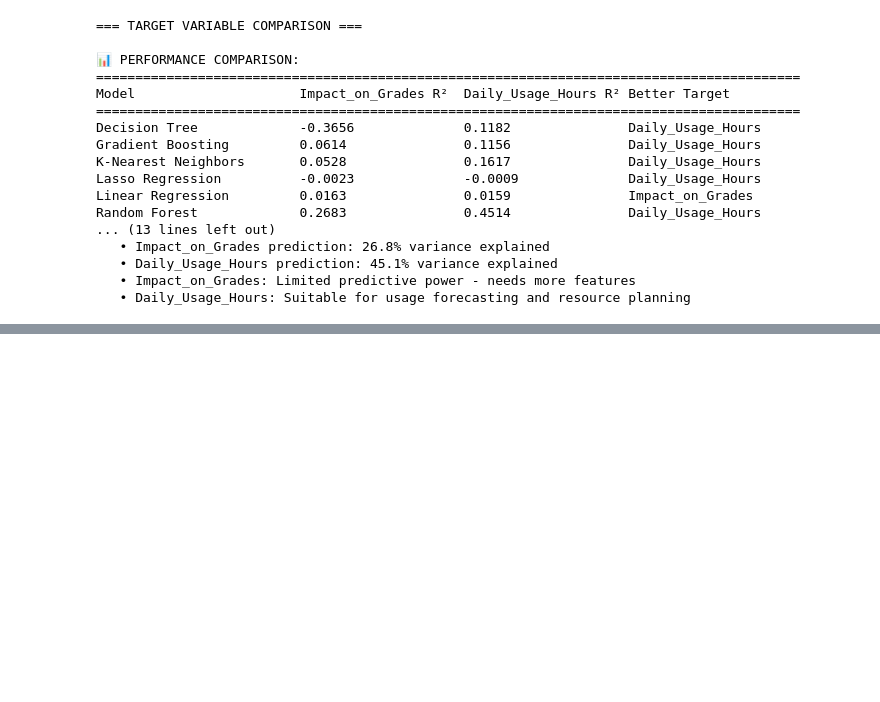
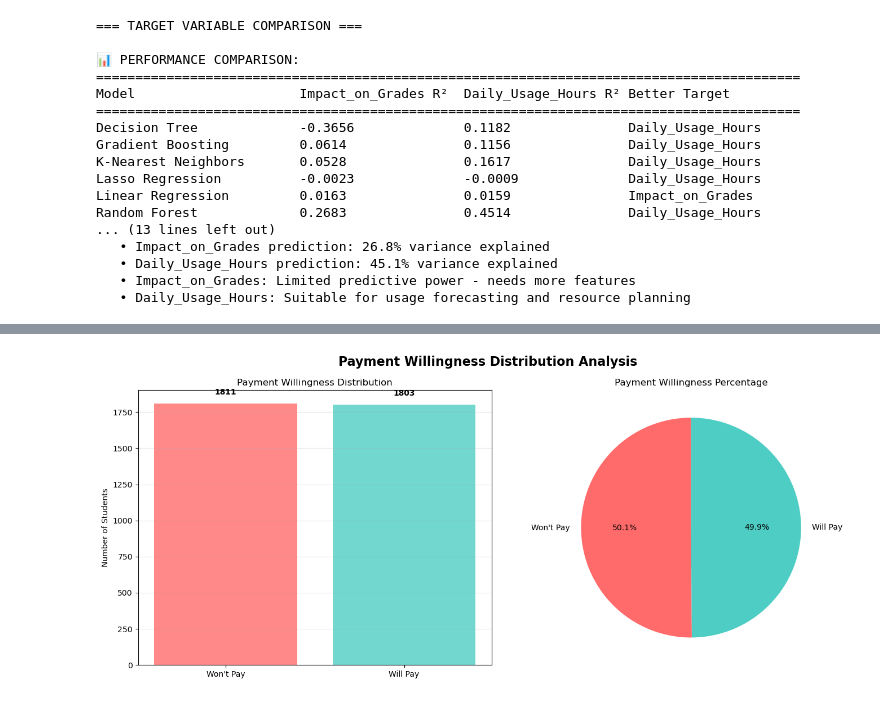
Before and after one commit to jackson9413/Project, a Jupyter notebook: 5_modelling.ipynb, the cells around one changed output, grey strips where cells are left out. Saved outputs shown, nothing was run; the diff lists cells and outputs as text; code cells hidden in the pictures; blank space fills up the shorter version.

```diff
--- a/5_modelling.ipynb
+++ b/5_modelling.ipynb
@@ -2070,0 +6220,83 @@ Random Forest             0.2683               0.4514               Daily_Usage_
+# %%
+# 📊 PAYMENT WILLINGNESS BINARY CLASSIFICATION DATA EXPLORATION
+print("=" * 80)
+print("💳 PAYMENT WILLINGNESS BINARY CLASSIFICATION ANALYSIS")
+print("=" * 80)
+
+# Check if target variable exists
+if 'Willing_to_Pay_for_Access_encoded' in data.columns:
+    payment_target = 'Willing_to_Pay_for_Access_encoded'
+
+    print(f"\n📊 TARGET VARIABLE ANALYSIS")
+    print("-" * 50)
+    print(f"🎯 Target Variable: {payment_target}")
+    print(f"📋 Data Type: {data[payment_target].dtype}")
+    print(f"📊 Total Samples: {len(data)}")
+    print(f"❓ Missing Values: {data[payment_target].isnull().sum()}")
+    print(f"🔢 Unique Values: {sorted(data[payment_target].unique())}")
+
+    # Analyze class distribution
+    payment_willingness_distribution = data[payment_target].value_counts().sort_index()
+    total_samples = len(data)
+
+    print(f"\n📈 PAYMENT WILLINGNESS DISTRIBUTION:")
+    print("-" * 50)
+    for value, count in payment_willingness_distribution.items():
+        percentage = (count / total_samples) * 100
+        label = "Won't Pay" if value == 0 else "Will Pay"
+        print(f"   {value} ({label}): {count} samples ({percentage:.1f}%)")
+
+    # Class imbalance analysis
+    print(f"\n⚖️  CLASS BALANCE ANALYSIS:")
+    minority_class = payment_willingness_distribution.min()
+    majority_class = payment_willingness_distribution.max()
+    payment_imbalance_ratio = majority_class / minority_class
+
+    print(f"   Minority class: {minority_class} samples")
+    print(f"   Majority class: {majority_class} samples")
+    print(f"   Imbalance ratio: {payment_imbalance_ratio:.2f}")
+
+    if payment_imbalance_ratio <= 1.5:
+        print("   ✅ Classes are well balanced")
+    elif payment_imbalance_ratio <= 3:
+        print("   ⚠️  Moderate class imbalance")
+    else:
+        print("   ❌ Significant class imbalance - consider balancing techniques")
+
+    # Visualization
+    fig, axes = plt.subplots(1, 2, figsize=(14, 6))
+    fig.suptitle('Payment Willingness Distribution Analysis', fontsize=16, fontweight='bold')
+
+    # Bar chart
+    labels = ["Won't Pay", "Will Pay"]
+    counts = [payment_willingness_distribution[0], payment_willingness_distribution[1]]
+    colors = ['#FF6B6B', '#4ECDC4']
+
+    bars = axes[0].bar(labels, counts, color=colors, alpha=0.8)
+    axes[0].set_title('Payment Willingness Distribution')
+    axes[0].set_ylabel('Number of Students')
+    axes[0].grid(axis='y', alpha=0.3)
+
+    # Add value labels
+    for bar, count in zip(bars, counts):
+        height = bar.get_height()
+        axes[0].text(bar.get_x() + bar.get_width()/2., height + 50,
+                    f'{count}', ha='center', va='bottom', fontweight='bold')
+
+    # Pie chart
+    percentages = [count/total_samples*100 for count in counts]
+    axes[1].pie(counts, labels=labels, colors=colors, autopct='%1.1f%%', startangle=90)
+    axes[1].set_title('Payment Willingness Percentage')
+
+    plt.tight_layout()
+    plt.show()
+
+    print(f"\n💡 BUSINESS INSIGHTS:")
+    print(f"   📊 This represents market monetization potential")
+    print(f"   💰 Critical for revenue forecasting and pricing strategies")
+    print(f"   📈 Binary classification problem for business analysis")
+    print(f"   🎯 Key for understanding customer willingness to pay")
+
+else:
+    print("❌ Cannot proceed: Willing_to_Pay_for_Access_encoded column not found")
+# %% [output]
@@ -2070,0 +6320 @@ Random Forest             0.2683               0.4514               Daily_Usage_
+[figure, added]
```
Also changed, not shown: parts of 80 cells of this notebook, 4 other files.
